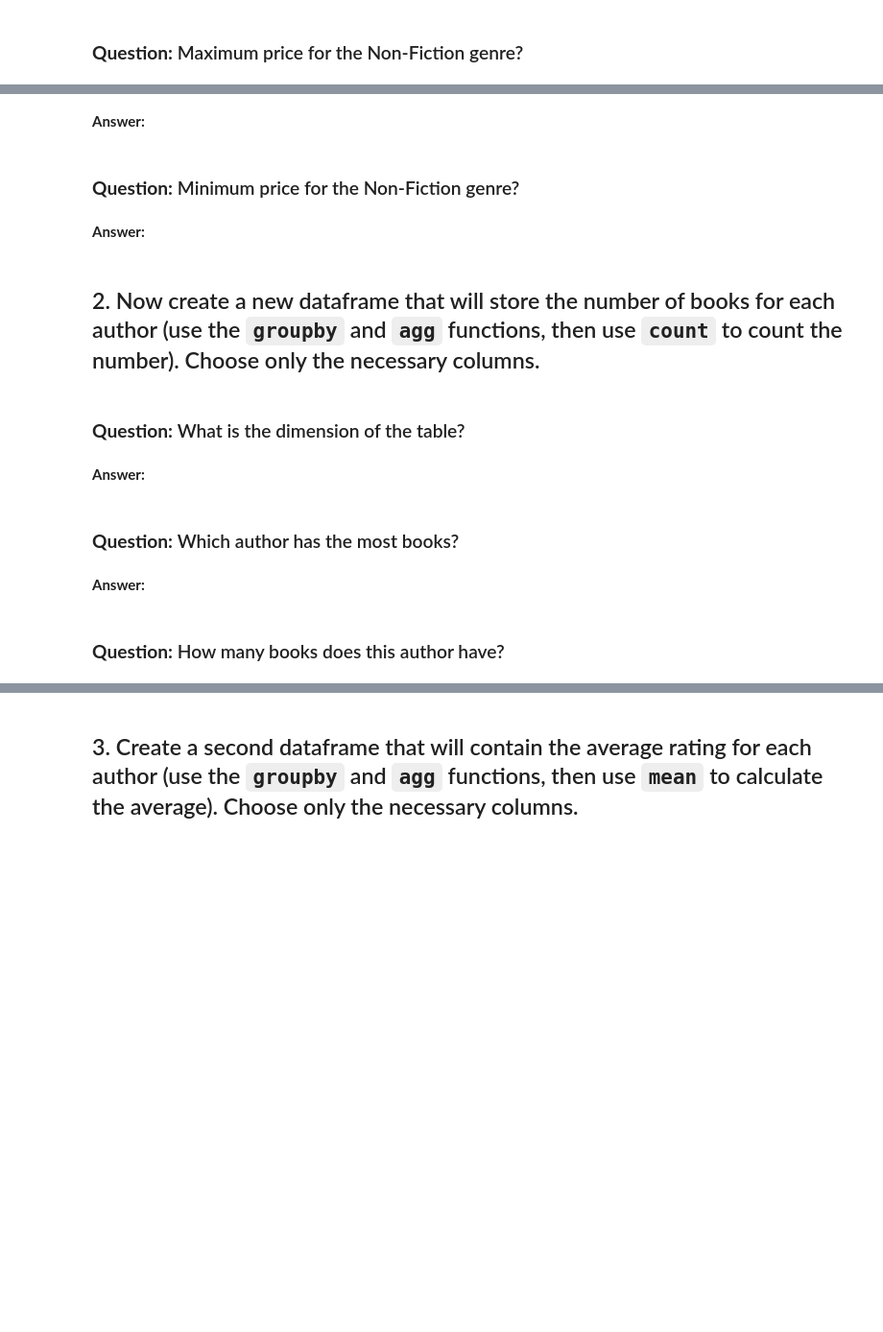
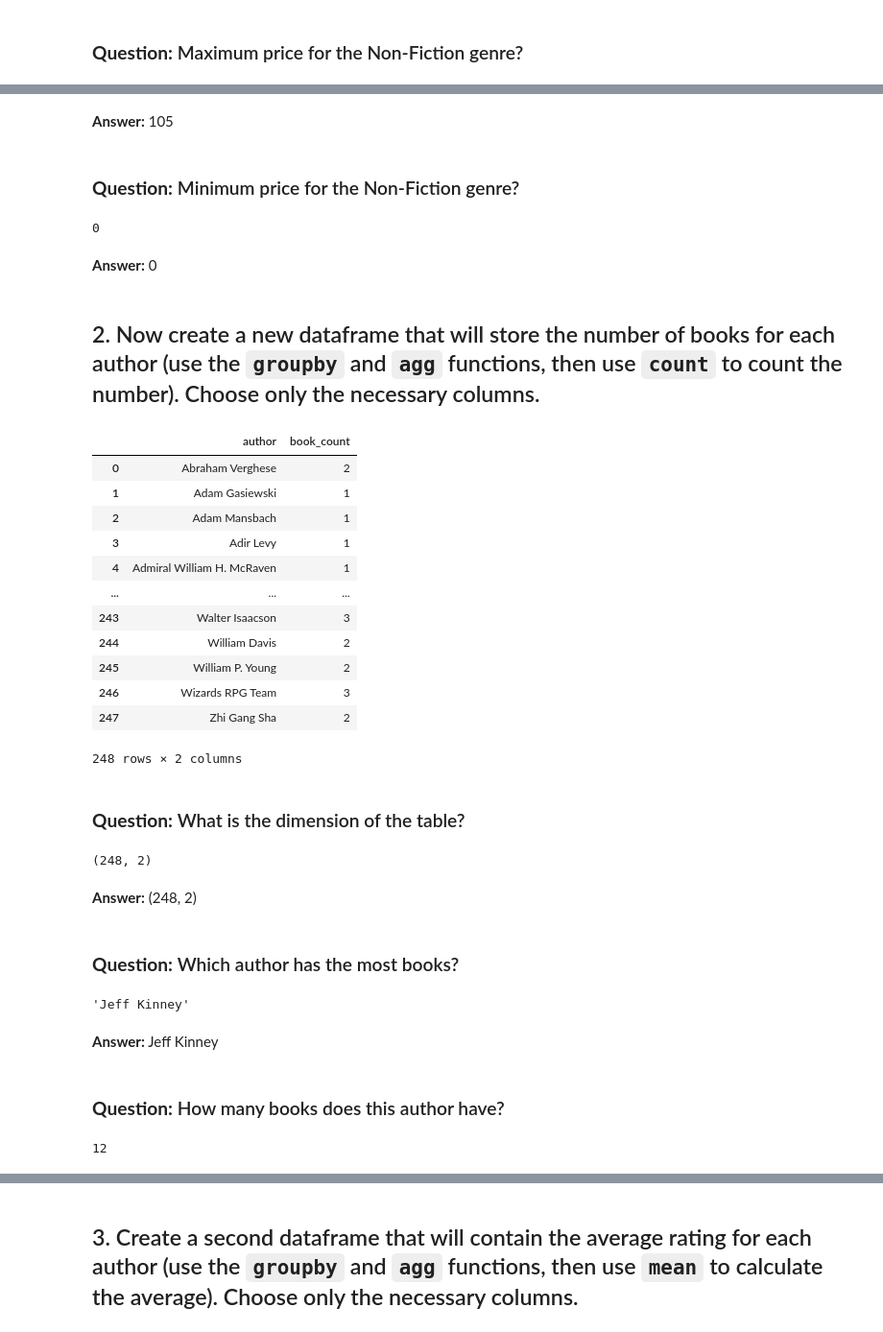
Before and after one commit to KamilGrundas/Data_science, a Jupyter notebook: homework_2/part_3/Hw2.3.ipynb, the cells around one changed output, grey strips where cells are left out. Shown: that part at 96% size. Saved outputs shown, nothing was run; the diff lists cells and outputs as text; code cells hidden in the pictures; blank space fills up the shorter version.

```diff
--- a/homework_2/part_3/Hw2.3.ipynb
+++ b/homework_2/part_3/Hw2.3.ipynb
@@ -166,19 +236,57 @@ df['price'].median()
 # %% [markdown]
-**Answer:**
+**Answer:** 105
 # %% [markdown]
 ### **Question:** Minimum price for the Non-Fiction genre?
+# %%
+min_price_non_fiction = price_stats_by_genre.loc['Non Fiction', 'min']
+min_price_non_fiction
+# %% [output]
+0
 # %% [markdown]
-**Answer:**
+**Answer:** 0
 # %% [markdown]
 ## 2. Now create a new dataframe that will store the number of books for each author (use the `groupby` and `agg` functions, then use `count` to count the number). Choose only the necessary columns.
+# %%
+books_per_author = df.groupby('author')['name'].agg('count')
+books_per_author_df = books_per_author.reset_index()
+books_per_author_df.columns = ['author', 'book_count']
+books_per_author_df
+# %% [output]
+|  | author | book_count |
+| 0 | Abraham Verghese | 2 |
+| 1 | Adam Gasiewski | 1 |
+| 2 | Adam Mansbach | 1 |
+| 3 | Adir Levy | 1 |
+| 4 | Admiral William H. McRaven | 1 |
+| ... | ... | ... |
+| 243 | Walter Isaacson | 3 |
+| 244 | William Davis | 2 |
+| 245 | William P. Young | 2 |
+| 246 | Wizards RPG Team | 3 |
+| 247 | Zhi Gang Sha | 2 |
+248 rows × 2 columns
 # %% [markdown]
 ### **Question:** What is the dimension of the table?
+# %%
+books_per_author_df.shape
+# %% [output]
+(248, 2)
 # %% [markdown]
-**Answer:**
+**Answer:** (248, 2)
 # %% [markdown]
 ### **Question:** Which author has the most books?
+# %%
+sorted_books_per_author = books_per_author_df.sort_values('book_count', ascending=False)
+author_with_most_books = sorted_books_per_author.iloc[0]
+author_with_most_books.author
+# %% [output]
+'Jeff Kinney'
 # %% [markdown]
-**Answer:**
+**Answer:** Jeff Kinney
 # %% [markdown]
 ### **Question:** How many books does this author have?
+# %%
+author_with_most_books.book_count
+# %% [output]
+12
 # %% [markdown]
```
Also changed, not shown: parts of 41 cells of this notebook.
